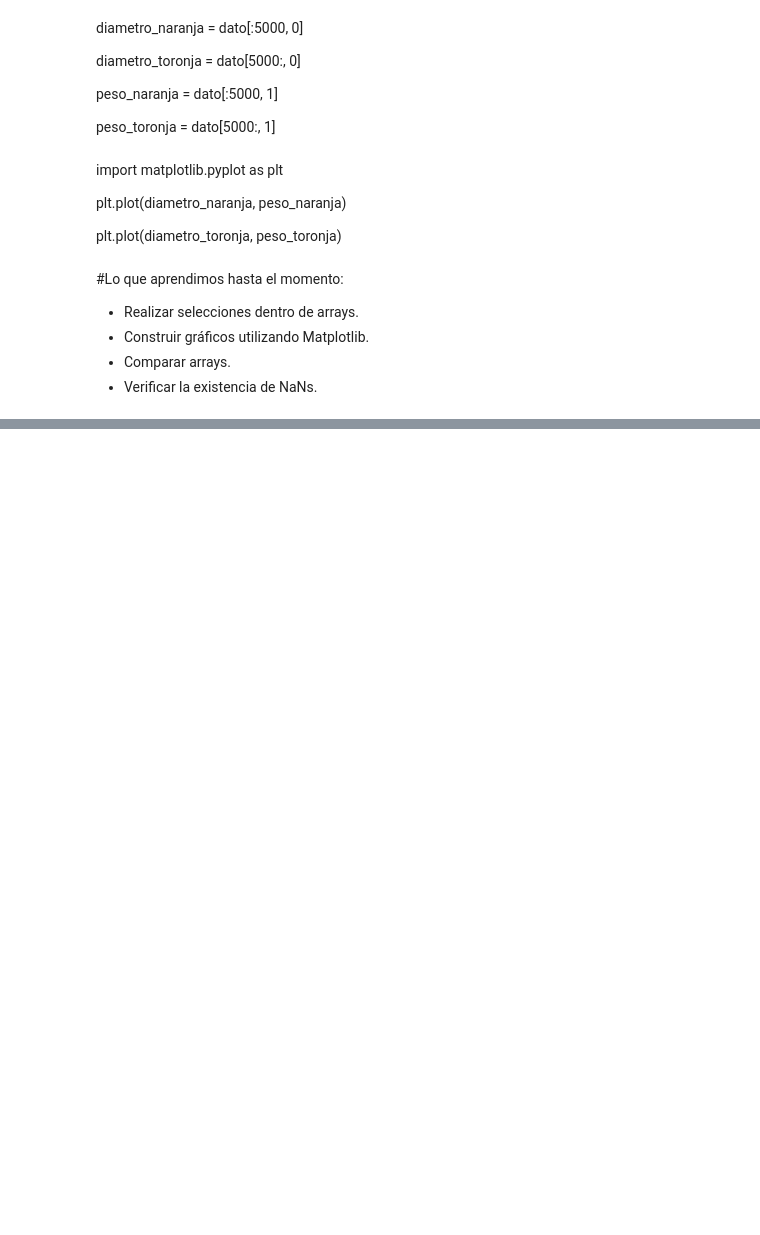
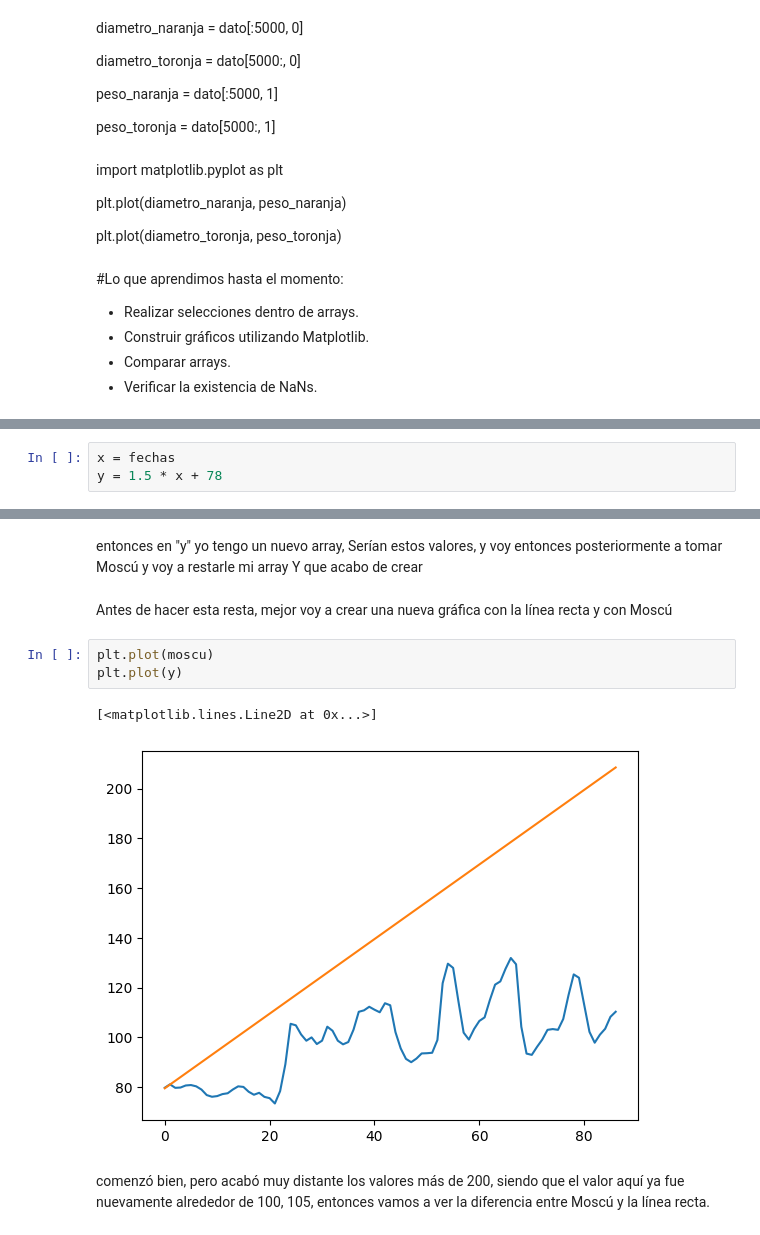
Before and after one commit to jorgevillegazz/Aprendiendo_ETL, a Jupyter notebook: NumPy.ipynb, the cells around one changed output, grey strips where cells are left out. Saved outputs shown, nothing was run; the diff lists cells and outputs as text; blank space fills up the shorter version.

Commit message:
Diferencia entre arrayas ok

```diff
--- a/NumPy.ipynb
+++ b/NumPy.ipynb
@@ -568,0 +584,3 @@ plt.plot(diametro_toronja, peso_toronja)
+# %%
+x = fechas
+y = 1.5 * x + 78
@@ -568,0 +602,12 @@ plt.plot(diametro_toronja, peso_toronja)
+# %% [markdown]
+entonces en "y" yo tengo un nuevo array, Serían estos valores, y voy entonces posteriormente  a tomar Moscú y voy a restarle mi array Y que acabo de crear
+# %% [markdown]
+Antes de hacer esta resta, mejor voy a crear una nueva gráfica con la línea recta y con Moscú
+# %%
+plt.plot(moscu)
+plt.plot(y)
+# %% [output]
+[<matplotlib.lines.Line2D at 0x...>]
+[figure, added]
+# %% [markdown]
+ comenzó bien, pero acabó muy distante los valores más de 200, siendo que el valor aquí ya fue nuevamente alrededor de 100, 105, entonces vamos a ver la diferencia entre Moscú y la línea recta.
```
Also changed, not shown: parts of 26 cells of this notebook.
